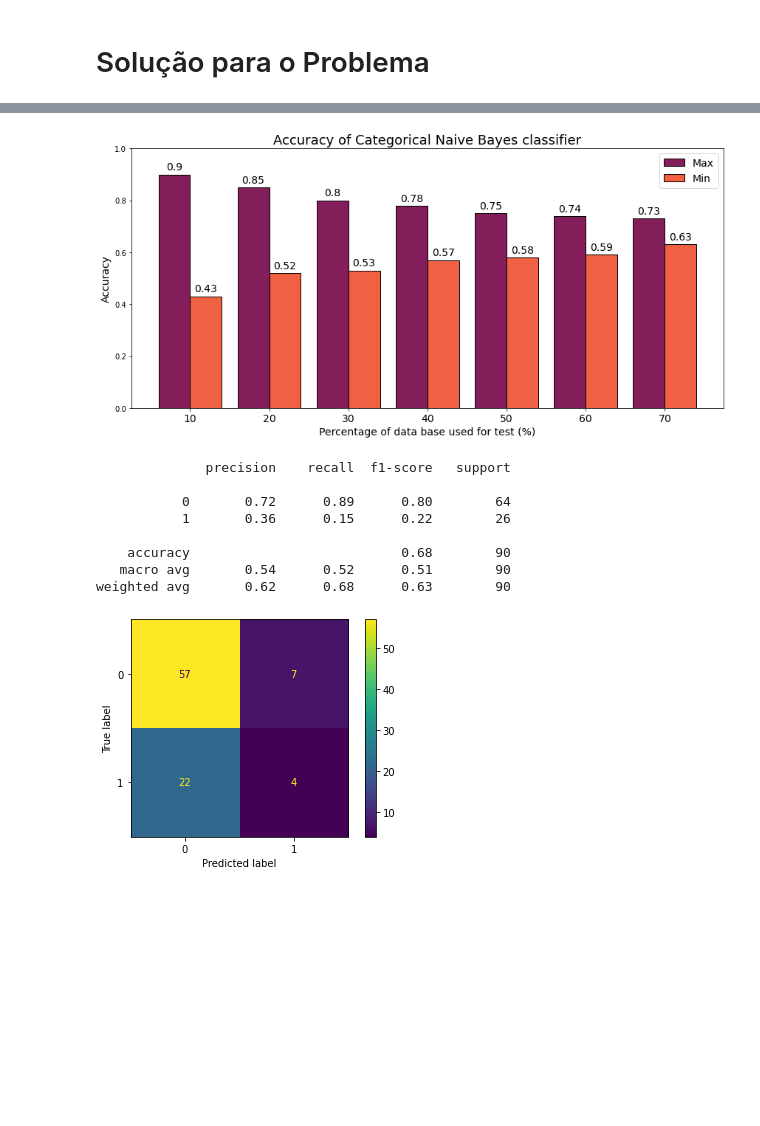
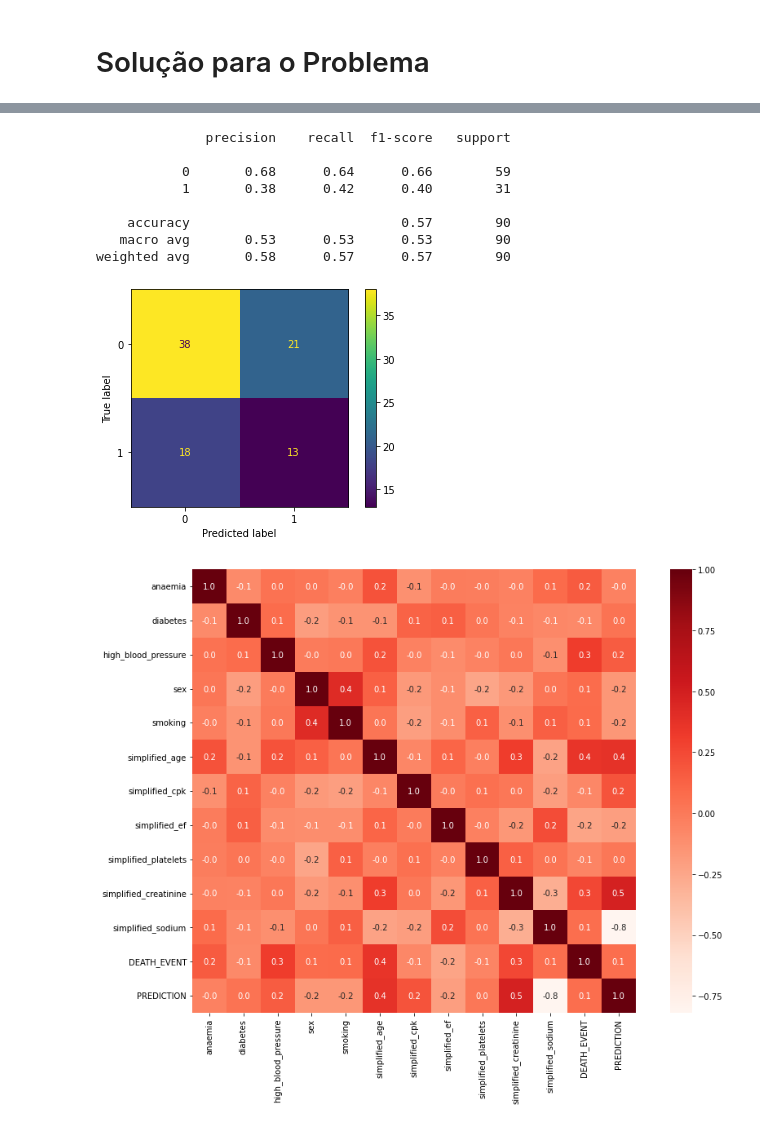
Before and after one commit to TheDramaturgy/ArtificialInteligence, a Jupyter notebook: TRedesBayesianas/03_solucao.ipynb, the cells around one changed output, grey strips where cells are left out. Cells and saved outputs as stored; diff of their text form; code cells hidden in the pictures; blank space fills up the shorter version.

```diff
--- a/TRedesBayesianas/03_solucao.ipynb
+++ b/TRedesBayesianas/03_solucao.ipynb
@@ -181,53 +450,45 @@ for t_size in [0.1, 0.2, 0.3, 0.4, 0.5, 0.6, 0.7]:
-# %%
-labels = ["10", "20", "30", "40", "50", "60", "70"]
-x = numpy.arange(len(labels))  # the label locations
-width = 0.40  # the width of the bars
-colors = seaborn.color_palette('rocket', n_colors=2)
-
-fig, ax = plt.subplots(figsize=(12, 6))
-rects1 = ax.bar(x - width/2, max_series, width, label='Max', color=colors[0], edgecolor='black')
-rects2 = ax.bar(x + width/2, min_series, width, label='Min', color=colors[1], edgecolor='black')
-
-# Add some text for labels, title and custom x-axis tick labels, etc.
-ax.set_ylabel('Accuracy', fontsize=14)
-ax.set_xlabel('Percentage of data base used for test (%)', fontsize=14)
-ax.set_xticks(x, labels, fontsize=14)
-ax.set_yticks([.0, .2, .4, .6, .8, 1], fontsize=14)
-ax.legend(fontsize=14)
-
-ax.bar_label(rects1, padding=3, fontsize=14)
-ax.bar_label(rects2, padding=3, fontsize=14)
-ax.set_title('Accuracy of Categorical Naive Bayes classifier', fontsize=18)
-
-fig.tight_layout()
-
-plt.show()
-# %% [output]
-[figure, removed]
 # %%
+# Importamos os dados
 df = pandas.read_csv('reduced_df.csv')
 
+# Dividimos o atributo alvo dos demais atributos
 y = df['DEATH_EVENT']
 X = df.drop('DEATH_EVENT', axis=1)
 
-X_train, X_test, y_train, y_test = train_test_split(X, y, test_size=0.3, random_state=1)
+# Separamos os dados em treino e teste
+X_train, X_test, y_train, y_test = train_test_split(X, y, test_size=0.3, random_state=750)
 
-bnb = BernoulliNB()
-bnb.fit(X_train, y_train)
-y_pred = bnb.predict(X_test)
+# Criamos o modelo, treinamos a rede e testamos
+gnb = GaussianNB()
+y_pred = gnb.fit(X_train, y_train).predict(X_test)
 
-cm = confusion_matrix(y_test, y_pred, labels=cnb.classes_)
+X_test['DEATH_EVENT'] = y_test
+X_test['PREDICTION'] = y_pred
+X_train['DEATH_EVENT'] = y_train
+
+cm = confusion_matrix(y_test, y_pred, labels=gnb.classes_)
 disp = ConfusionMatrixDisplay(confusion_matrix=cm, display_labels=gnb.classes_)
 disp.plot()
 
+plt.figure(figsize=(15,10))
+correlated=X_test.corr()
+seaborn.heatmap(correlated,annot=True,cbar=True,square=True,cmap='Reds',annot_kws={'size':10},fmt='.1f')
+
+plt.figure(figsize=(15,10))
+correlated=X_train.corr()
+seaborn.heatmap(correlated,annot=True,cbar=True,square=True,cmap='Greens',annot_kws={'size':10},fmt='.1f')
+
+
+# Avaliação dos resultados
 print(classification_report(y_test,y_pred))
 # %% [output]
               precision    recall  f1-score   support
 
-           0       0.72      0.89      0.80        64
-           1       0.36      0.15      0.22        26
+           0       0.68      0.64      0.66        59
+           1       0.38      0.42      0.40        31
 
-    accuracy                           0.68        90
-   macro avg       0.54      0.52      0.51        90
-weighted avg       0.62      0.68      0.63        90
+    accuracy                           0.57        90
+   macro avg       0.53      0.53      0.53        90
+weighted avg       0.58      0.57      0.57        90
-[figure, old version]
+[figure, new version]
+[figure, added]
```
Also changed, not shown: parts of 39 cells of this notebook.
